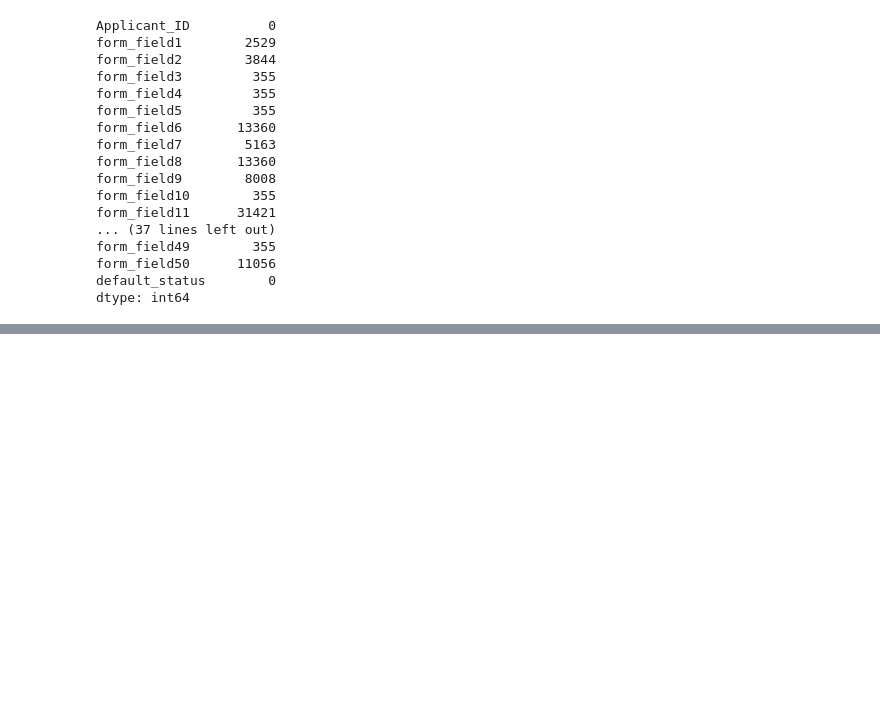
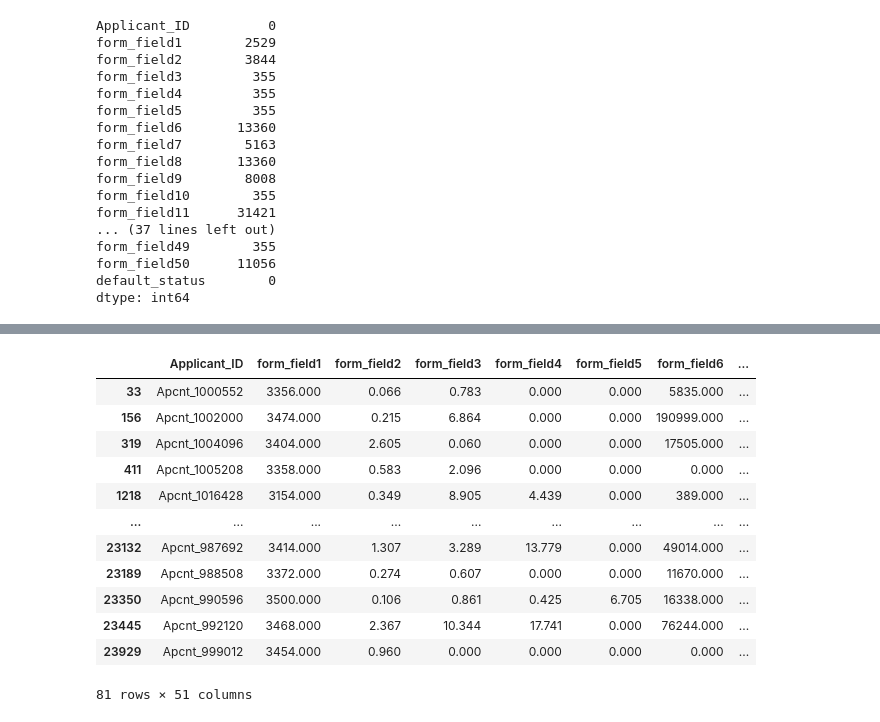
Before and after one commit to Ayanlola2002/DATA-SCIENCE-PROJECTS, a Jupyter notebook: DSN_BOOTCAMP_2020.ipynb, the cells around one changed output, grey strips where cells are left out. Saved outputs shown, nothing was run; the diff lists cells and outputs as text; code cells hidden in the pictures; blank space fills up the shorter version.

```diff
--- a/DSN_BOOTCAMP_2020.ipynb
+++ b/DSN_BOOTCAMP_2020.ipynb
@@ -98,0 +194,3 @@ DF['']
+# %%
+col_list_test=train_df.isnull().sum().loc[(train_df.isnull().sum())>0].index.tolist()
+col_list_test
@@ -98,0 +232,17 @@ DF['']
+# %%
+test_df=test_df.dropna(subset=col_list_test)
+test_df
+# %% [output]
+|  | Applicant_ID | form_field1 | form_field2 | form_field3 | form_field4 | form_field5 | form_field6 | ... |
+| 33 | Apcnt_1000552 | 3356.000 | 0.066 | 0.783 | 0.000 | 0.000 | 5835.000 | ... |
+| 156 | Apcnt_1002000 | 3474.000 | 0.215 | 6.864 | 0.000 | 0.000 | 190999.000 | ... |
+| 319 | Apcnt_1004096 | 3404.000 | 2.605 | 0.060 | 0.000 | 0.000 | 17505.000 | ... |
+| 411 | Apcnt_1005208 | 3358.000 | 0.583 | 2.096 | 0.000 | 0.000 | 0.000 | ... |
+| 1218 | Apcnt_1016428 | 3154.000 | 0.349 | 8.905 | 4.439 | 0.000 | 389.000 | ... |
+| ... | ... | ... | ... | ... | ... | ... | ... | ... |
+| 23132 | Apcnt_987692 | 3414.000 | 1.307 | 3.289 | 13.779 | 0.000 | 49014.000 | ... |
+| 23189 | Apcnt_988508 | 3372.000 | 0.274 | 0.607 | 0.000 | 0.000 | 11670.000 | ... |
+| 23350 | Apcnt_990596 | 3500.000 | 0.106 | 0.861 | 0.425 | 6.705 | 16338.000 | ... |
+| 23445 | Apcnt_992120 | 3468.000 | 2.367 | 10.344 | 17.741 | 0.000 | 76244.000 | ... |
+| 23929 | Apcnt_999012 | 3454.000 | 0.960 | 0.000 | 0.000 | 0.000 | 0.000 | ... |
+81 rows × 51 columns
```
Also changed, not shown: parts of 22 cells of this notebook.
